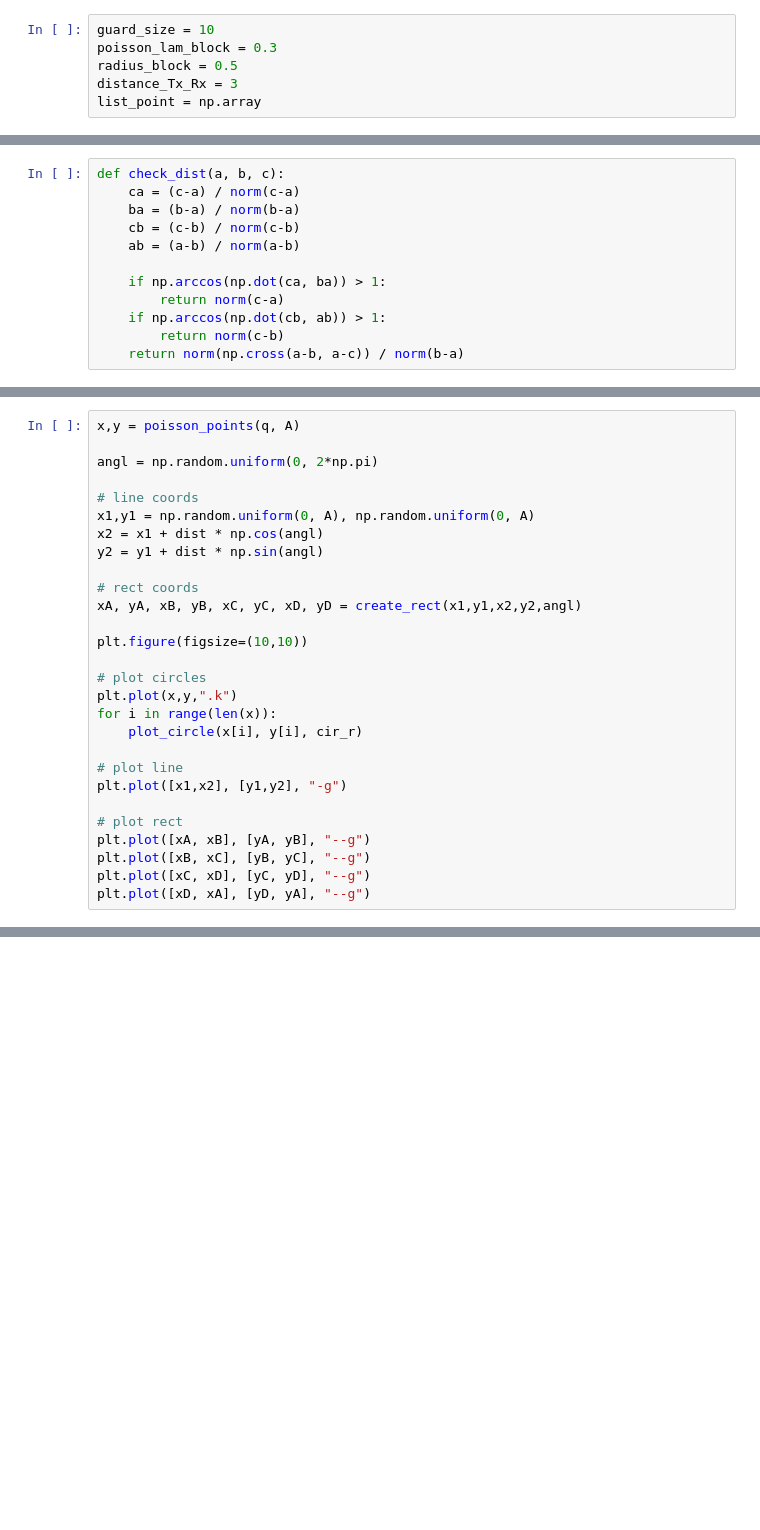
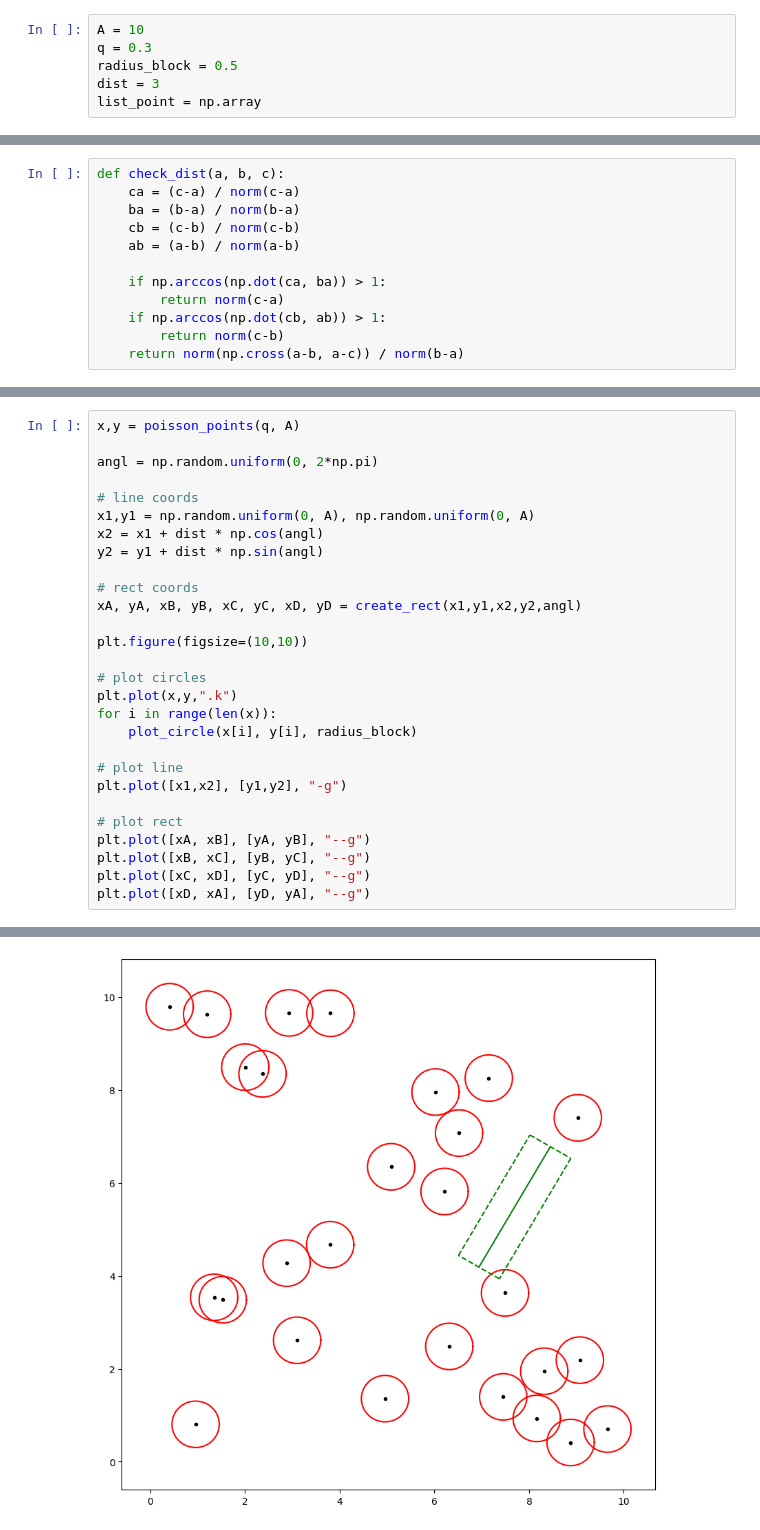
Before and after one commit to nkt1lyn/work, a Jupyter notebook: МБС/lab04.ipynb, the cells around one changed output, grey strips where cells are left out. Saved outputs shown, nothing was run; the diff lists cells and outputs as text; blank space fills up the shorter version.

```diff
--- a/МБС/lab04.ipynb
+++ b/МБС/lab04.ipynb
@@ -32,10 +32,10 @@ import math
 from numpy.linalg import norm
 from numpy import arccos, dot, pi, cross
 # %%
-guard_size = 10
-poisson_lam_block = 0.3
+A = 10
+q = 0.3
 radius_block = 0.5
-distance_Tx_Rx = 3
+dist = 3
 list_point = np.array
 # %%
 def plot_circle(x, y, r):
@@ -106,7 +99,7 @@ plt.figure(figsize=(10,10))
 # plot circles
 plt.plot(x,y,".k")
 for i in range(len(x)):
-    plot_circle(x[i], y[i], cir_r)
+    plot_circle(x[i], y[i], radius_block)
 
 # plot line
 plt.plot([x1,x2], [y1,y2], "-g")
@@ -120,0 +114 @@ SyntaxError: invalid syntax (735895178.py, line 1)
+[figure, added]
```
Also changed, not shown: parts of 6 cells of this notebook, 1 other file.
